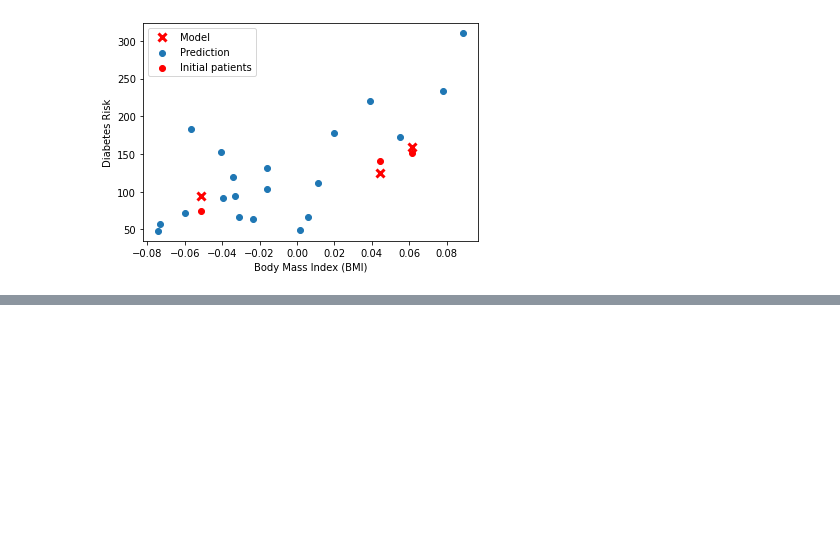
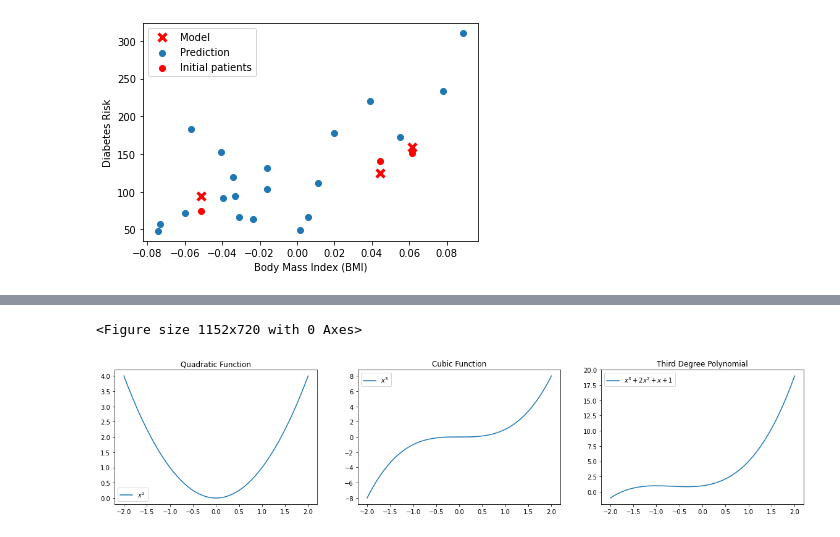
Before and after one commit to ShaunakSen/Data-Science-and-Machine-Learning, a Jupyter notebook: Applied_ML_CS_5785.ipynb, the cells around one changed output, grey strips where cells are left out. Cells and saved outputs as stored; diff of their text form; code cells hidden in the pictures; blank space fills up the shorter version.

```diff
--- a/Applied_ML_CS_5785.ipynb
+++ b/Applied_ML_CS_5785.ipynb
@@ -1416,0 +1428,26 @@ plt.legend(['Model', 'Prediction', 'Initial patients', 'New patients'])
+# %%
+plt.figure(figsize=(16,10))
+x_vars = np.linspace(start=-2, stop=2, num=50)
+# %% [output]
+<Figure size 1152x720 with 0 Axes>
+# %%
+plt.figure(figsize=(20,4))
+x_vars = np.linspace(start=-2, stop=2, num=50)
+
+
+plt.subplot('131') ### one row 3 cols first subplot
+plt.title('Quadratic Function')
+plt.plot(x_vars, x_vars**2)
+plt.legend(["$x^2$"])
+
+plt.subplot('132') ### 2nd subplot
+plt.title('Cubic Function')
+plt.plot(x_vars, x_vars**3)
+plt.legend(["$x^3$"])
+
+plt.subplot('133') ### 3rd subplot
+plt.title('Third Degree Polynomial')
+plt.plot(x_vars, x_vars**3 + 2*x_vars**2 + x_vars + 1)
+plt.legend(["$x^3 + 2 x^2 + x + 1$"]);
+# %% [output]
+[figure, added]
```
Also changed, not shown: parts of 16 cells of this notebook.
